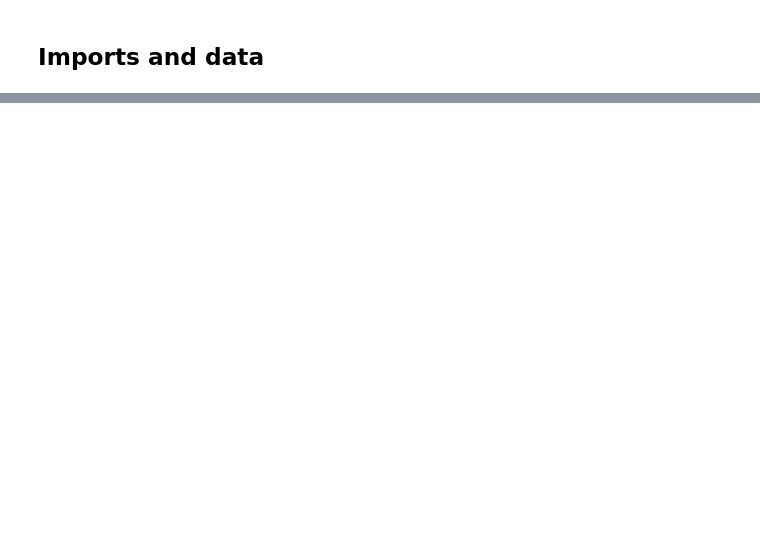
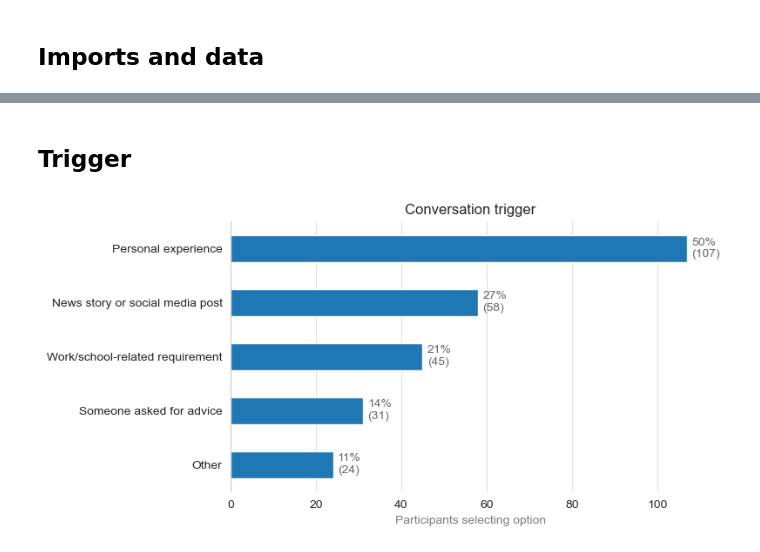
Before and after one commit to lroessert/cybersec-conv-analysis, a Jupyter notebook: analysis.ipynb, the cells around one changed output, grey strips where cells are left out. Saved outputs shown, nothing was run; the diff lists cells and outputs as text; code cells hidden in the pictures; blank space fills up the shorter version.

```diff
--- a/analysis.ipynb
+++ b/analysis.ipynb
@@ -127,0 +121,60 @@ plt.show()
+# %% [markdown]
+## Trigger
+# %%
+import matplotlib.pyplot as plt
+import pandas as pd
+
+def process_and_plot(df, title):
+    # Keep only rows where Q8 was answered
+    answered = df.loc[df["Q8"].notna()].copy()
+
+    # Split multi-select answers and explode
+    answered["Q8"] = (
+        answered["Q8"].astype(str)
+        .str.split(",")
+    )
+    q8_exploded = answered.explode("Q8")
+    q8_exploded["Q8"] = q8_exploded["Q8"].str.strip()
+    q8_exploded = q8_exploded[q8_exploded["Q8"] != ""]
+
+    # Normalize labels
+    q8_exploded["Q8"] = q8_exploded["Q8"].replace({
+        "Other (please specify)": "Other",
+        "Personal experience (e.g. cybersecurity incident)": "Personal experience"
+    })
+
+    # Count selections per option
+    q8_counts = q8_exploded["Q8"].value_counts().sort_values(ascending=True)
+
+    # Number of respondents who answered Q8 (denominator for %)
+    n_respondents = answered.shape[0]
+
+    # Percent of respondents selecting each option (can sum > 100%)
+    q8_percent = (q8_counts / n_respondents) * 100
+
+    # Plot
+    fig, ax = plt.subplots(figsize=(8, 4))
+    q8_counts.plot(kind="barh", ax=ax)
+
+    ax.set_title(title)
+    ax.set_xlabel("Participants selecting option", alpha=0.6)
+    ax.set_ylabel("")
+    ax.tick_params(axis='y', rotation=0)
+    ax.grid(axis='x', alpha=0.6)
+    ax.grid(axis='y', visible=False)
+    for spine in ['top','right','bottom']:
+        ax.spines[spine].set_visible(False)
+
+    # Annotate bars with "% (count)"
+    for i, (cat, count) in enumerate(q8_counts.items()):
+        pct = q8_percent.loc[cat]
+        ax.text(count + max(q8_counts)*0.01, i, f"{pct:.0f}%\n({count})",
+                ha="left", va="center", fontsize=10, alpha=0.7)
+
+    plt.tight_layout()
+    plt.show()
+
+# Example
+process_and_plot(df, "Conversation trigger")
+# %% [output]
+[figure, added]
```
Also changed, not shown: parts of 12 cells of this notebook, 2 other files.
